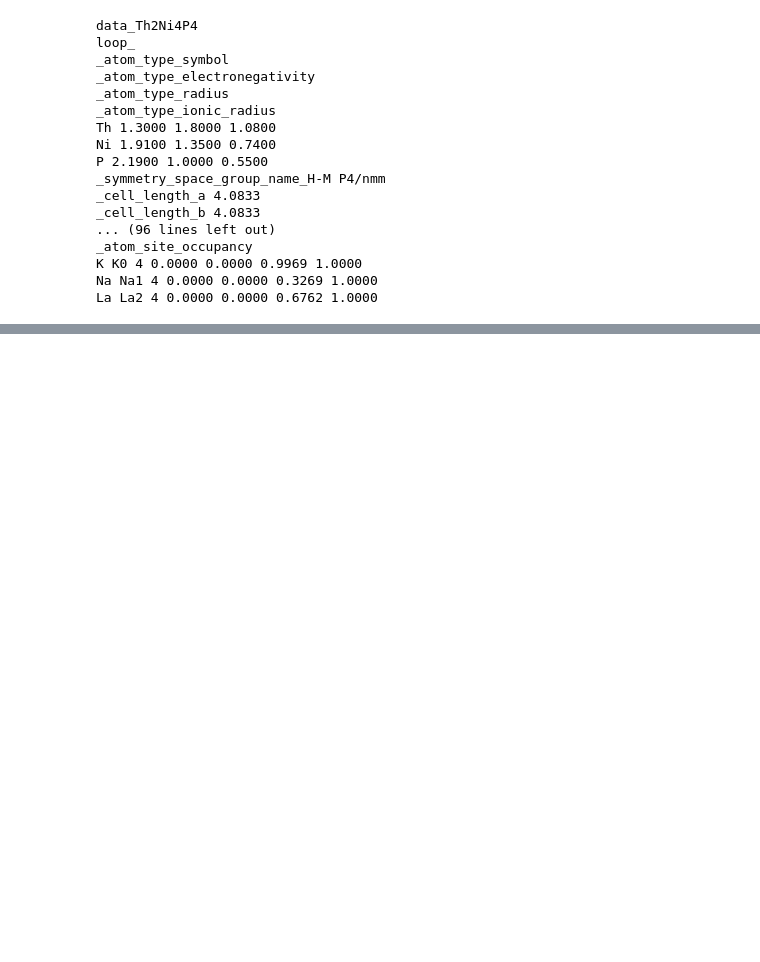
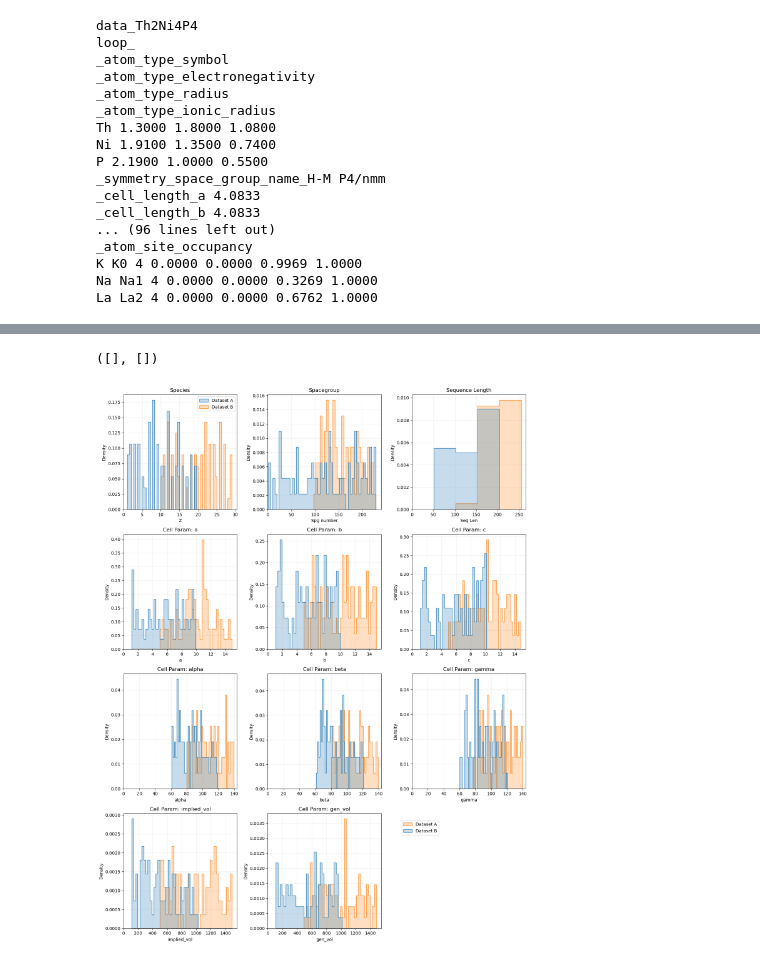
Before and after one commit to zhaohan-alan/decifier, a Jupyter notebook: decifer/notebooks/eval_on_conditioning.ipynb, the cells around one changed output, grey strips where cells are left out. Drawn from its saved outputs; the diff is of its cells as text; code cells hidden in the pictures; blank space fills up the shorter version.

```diff
--- a/decifer/notebooks/eval_on_conditioning.ipynb
+++ b/decifer/notebooks/eval_on_conditioning.ipynb
@@ -207,0 +486,6 @@ tensor(5.0040, device='cuda:0', grad_fn=<NllLossBackward0>)
+# %%
+# Generate the plot
+plot_histograms(stat_dict)
+# %% [output]
+([], [])
+[figure, added]
```
Also changed, not shown: parts of 14 cells of this notebook, 2 other files.
